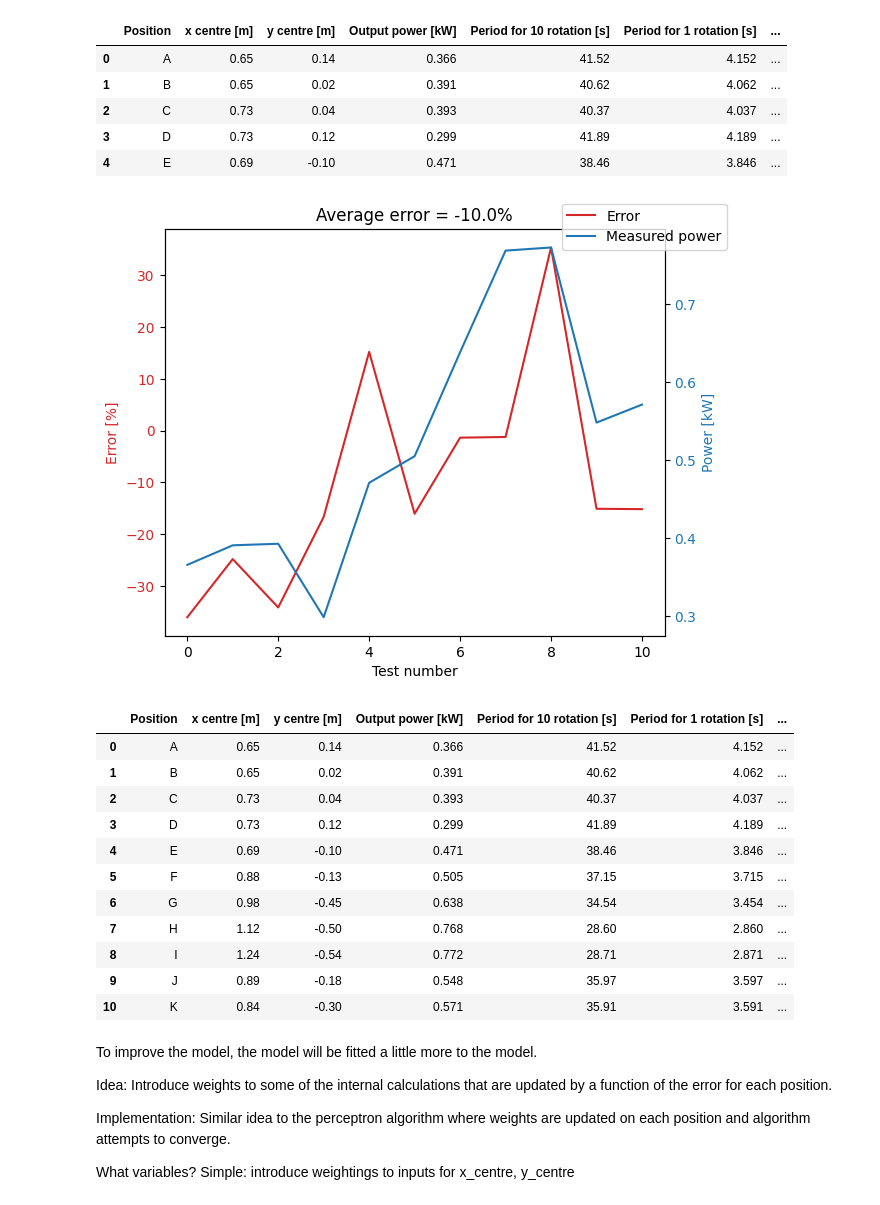
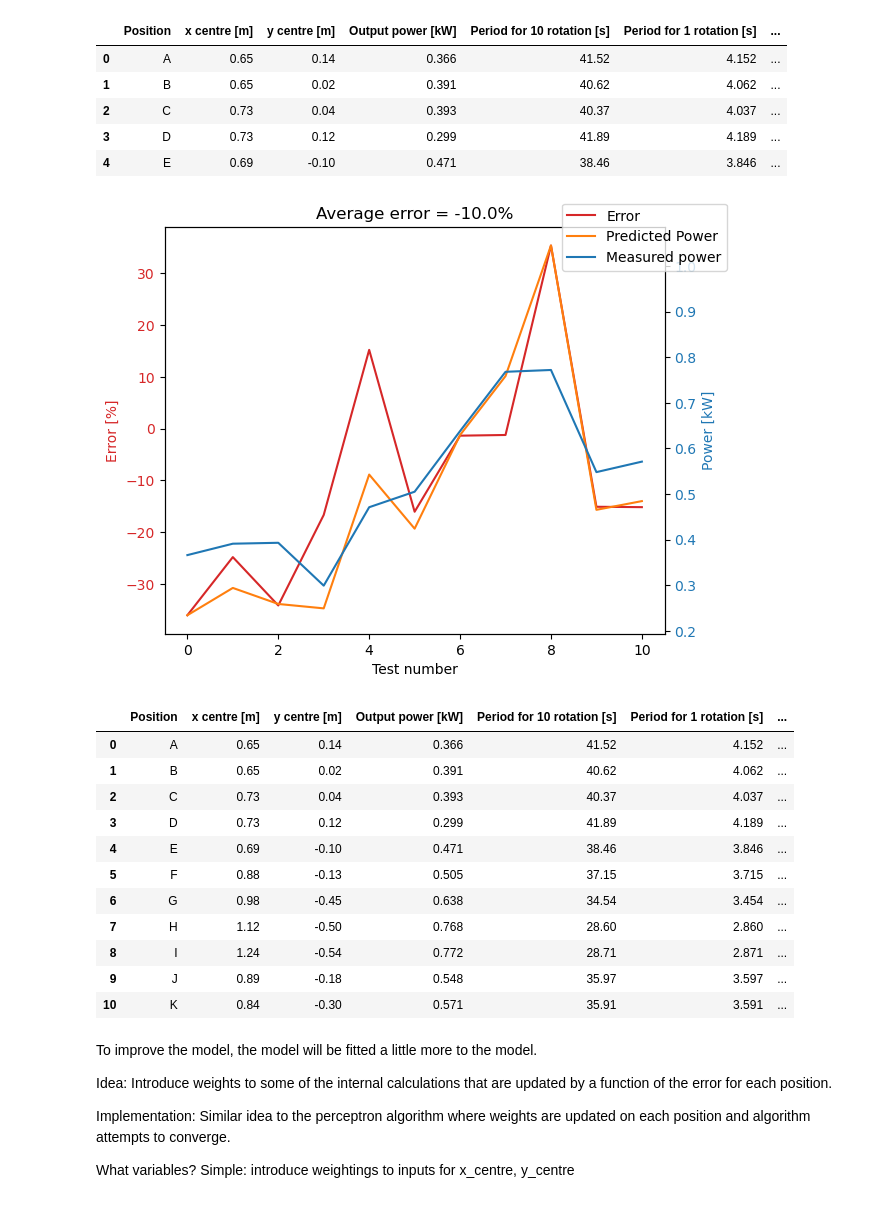
Before and after one commit to pilipb/DP4-code, a Jupyter notebook: validation.ipynb, the cells around one changed output. Saved outputs shown, nothing was run; the diff lists cells and outputs as text; code cells hidden in the pictures.

```diff
--- a/validation.ipynb
+++ b/validation.ipynb
@@ -65,35 +65,36 @@ for index, row in data_df.iterrows():
     predicted_power.append(b_turbine.avg_power / 1000)
 
 # add the predicted power to the test data
 data_df['predicted power [kW]'] = predicted_power
 
 # calculate the error percentage between the predicted power and the measured power
 data_df['error'] = (data_df['predicted power [kW]'] - data_df['Output power [kW]']) / data_df['Output power [kW]'] * 100
 
 # plot the error on left axis and the predicted and measured power on the right axis
 fig, ax1 = plt.subplots()
 ax1.plot(data_df['error'], color='tab:red')
 ax1.set_xlabel('Test number')
 ax1.set_ylabel('Error [%]', color='tab:red')
 ax1.tick_params(axis='y', labelcolor='tab:red')
 
 ax2 = ax1.twinx()  # instantiate a second axes that shares the same x-axis
+ax2.plot(data_df['predicted power [kW]'], color='tab:orange')
 ax2.plot(data_df['Output power [kW]'], color='tab:blue')
 ax2.set_ylabel('Power [kW]', color='tab:blue')  # we already handled the x-label with ax1
 ax2.tick_params(axis='y', labelcolor='tab:blue')
 
 fig.tight_layout()  # otherwise the right y-label is slightly clipped
-fig.legend(['Error', 'Measured power'])
+fig.legend(['Error', 'Predicted Power','Measured power'])
 
 # set the title to the average error
 plt.title('Average error = ' + str(round(data_df['error'].mean(), 2)) + '%')
 
 plt.show()
 
 # print the test data
 data_df
 # %% [output]
-[figure, old version]
+[figure, new version]
 |  | Position | x centre [m] | y centre [m] | Output power [kW] | Period for 10 rotation [s] | Period for 1 rotation [s] | ... |
 | 0 | A | 0.65 | 0.14 | 0.366 | 41.52 | 4.152 | ... |
 | 1 | B | 0.65 | 0.02 | 0.391 | 40.62 | 4.062 | ... |
```
Also changed, not shown: parts of 3 cells of this notebook, 4 other files.
